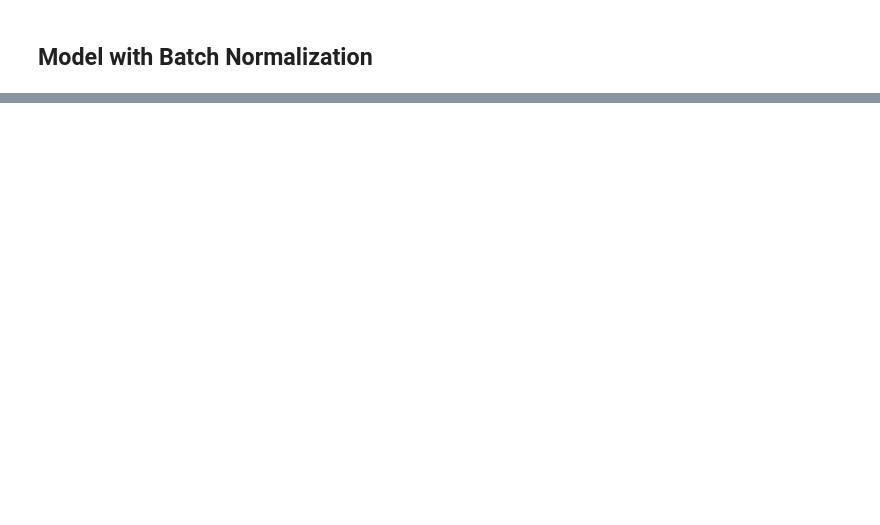
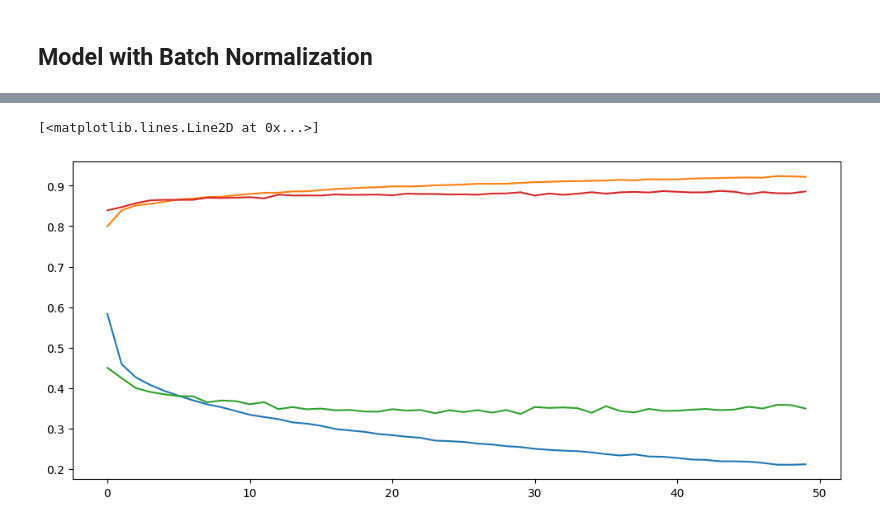
Before and after one commit to amirgarsha/ann_MK, a Jupyter notebook: classification_challanges.ipynb, the cells around one changed output, grey strips where cells are left out. Saved outputs shown, nothing was run; the diff lists cells and outputs as text; code cells hidden in the pictures; blank space fills up the shorter version.

```diff
--- a/classification_challanges.ipynb
+++ b/classification_challanges.ipynb
@@ -282,0 +249,25 @@ ax.plot(history_BNorm.history["val_accuracy"], label="validation accuracy")
+# %%
+## model with Lecunn initialization
+initializer_lecun = keras.initializers.LecunNormal()
+
+model_BNorm_before = keras.models.Sequential([
+    keras.layers.Flatten(input_shape=[28, 28]),
+    keras.layers.BatchNormalization(),
+    keras.layers.Dense(50, kernel_initializer= initializer_lecun),
+    keras.layers.BatchNormalization(),
+    keras.layers.Activation("selu"),
+    keras.layers.Dense(50),
+    keras.layers.BatchNormalization(),
+    keras.layers.Activation("selu"),
+    keras.layers.Dense(10, activation="softmax")
+]
+
+)
+# %%
+## compile model
+model_BNorm_before.compile(loss="sparse_categorical_crossentropy",
+              optimizer="sgd",
+              metrics=["accuracy"])
+# %%
+## fit model
+history_BNorm_before = model_BNorm_before.fit(X_train, y_train, epochs=50, validation_split=0.15)
@@ -282,0 +292,10 @@ ax.plot(history_BNorm.history["val_accuracy"], label="validation accuracy")
+# %%
+##plot
+fig, ax = plt.subplots(figsize=(12, 5))
+ax.plot(history_BNorm_before.history["loss"] , label="train loss")
+ax.plot(history_BNorm_before.history["accuracy"], label="train accuracy")
+ax.plot(history_BNorm_before.history["val_loss"], label="validation loss")
+ax.plot(history_BNorm_before.history["val_accuracy"], label="validation accuracy")
+# %% [output]
+[<matplotlib.lines.Line2D at 0x...>]
+[figure, added]
```
Also changed, not shown: parts of 14 cells of this notebook.
